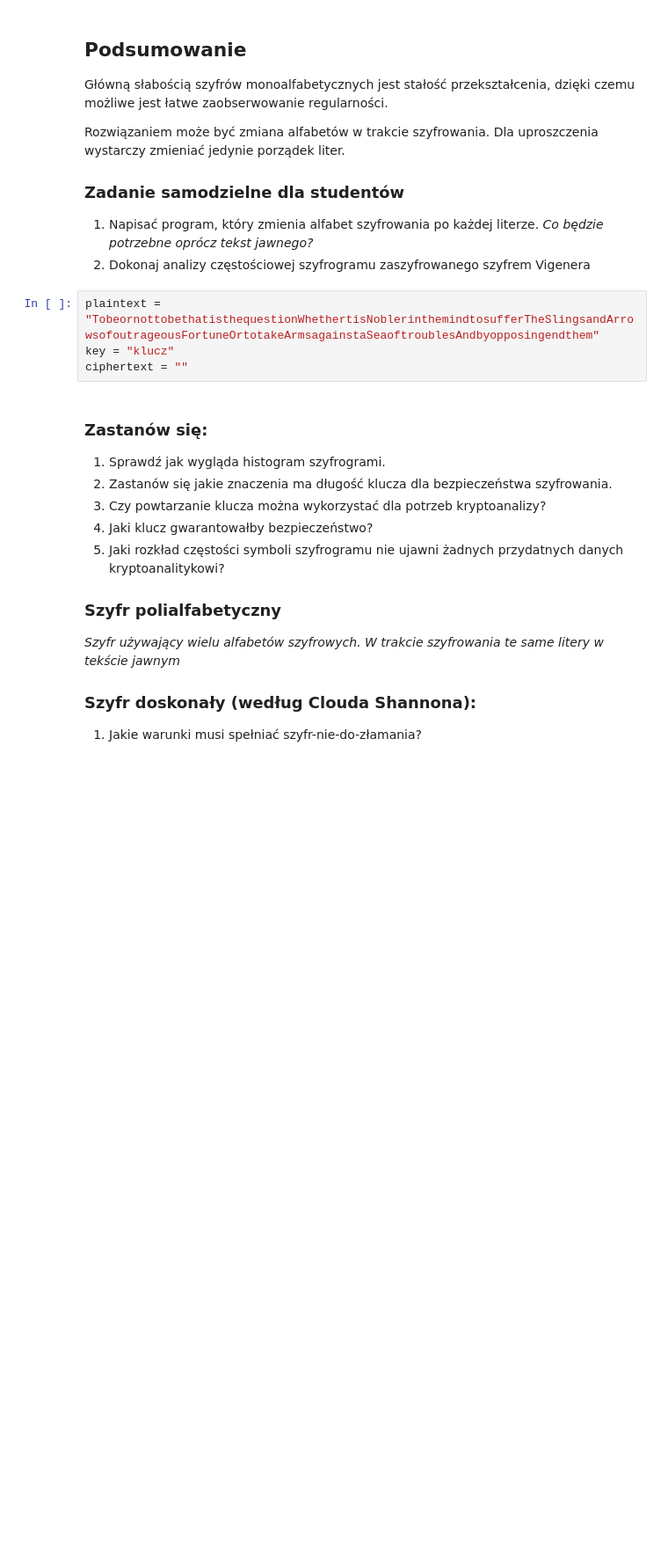
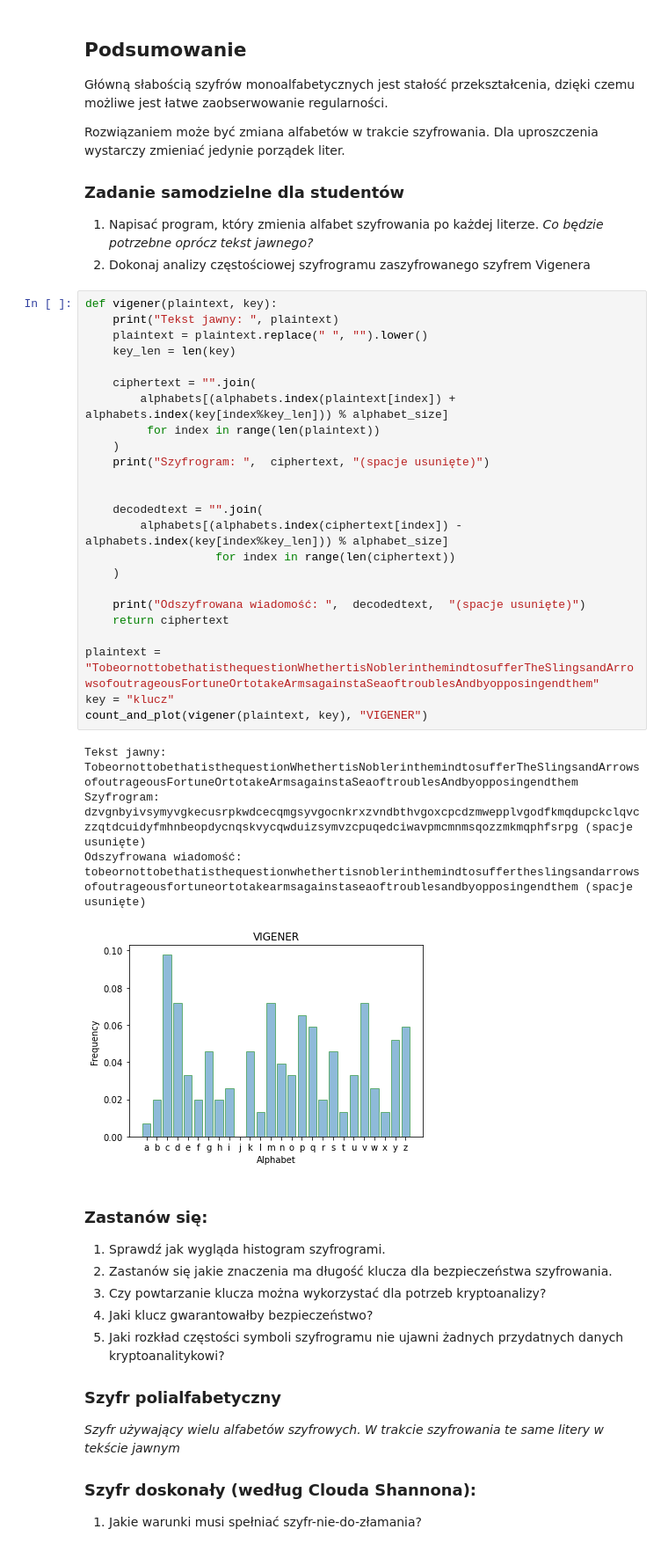
Before and after one commit to pgorgolew/CRYPTOGRAPHY-AGH-COURSE, a Jupyter notebook: lab1/Laboratorium-01-4students.ipynb, the cells around one changed output. Shown: that part at 88% size. Cells and saved outputs as stored; diff of their text form; blank space fills up the shorter version.

```diff
--- a/lab1/Laboratorium-01-4students.ipynb
+++ b/lab1/Laboratorium-01-4students.ipynb
@@ -220,10 +242,35 @@ Rozwiązaniem może być zmiana alfabetów w trakcie szyfrowania. Dla uproszczen
 1. Napisać program, który zmienia alfabet szyfrowania po każdej literze.
 _Co będzie potrzebne oprócz tekst jawnego?_
 2. Dokonaj analizy częstościowej szyfrogramu zaszyfrowanego szyfrem Vigenera
-# %%
-plaintext = "TobeornottobethatisthequestionWhethertisNoblerinthemindtosufferTheSlingsandArrowsofoutrageousFortuneOrtotakeArmsagainstaSeaoftroublesAndbyopposingendthem"
-key = "klucz"
-ciphertext = ""
+# %%
+def vigener(plaintext, key):
+    print("Tekst jawny: ", plaintext)
+    plaintext = plaintext.replace(" ", "").lower()
+    key_len = len(key)
+
+    ciphertext = "".join(
+        alphabets[(alphabets.index(plaintext[index]) + alphabets.index(key[index%key_len])) % alphabet_size]
+         for index in range(len(plaintext))
+    )
+    print("Szyfrogram: ",  ciphertext, "(spacje usunięte)")
+
+
+    decodedtext = "".join(
+        alphabets[(alphabets.index(ciphertext[index]) - alphabets.index(key[index%key_len])) % alphabet_size]
+                   for index in range(len(ciphertext))
+    )
+
+    print("Odszyfrowana wiadomość: ",  decodedtext,  "(spacje usunięte)")
+    return ciphertext
+
+plaintext = "TobeornottobethatisthequestionWhethertisNoblerinthemindtosufferTheSlingsandArrowsofoutrageousFortuneOrtotakeArmsagainstaSeaoftroublesAndbyopposingendthem"
+key = "klucz"
+count_and_plot(vigener(plaintext, key), "VIGENER")
+# %% [output]
+Tekst jawny:  TobeornottobethatisthequestionWhethertisNoblerinthemindtosufferTheSlingsandArrowsofoutrageousFortuneOrtotakeArmsagainstaSeaoftroublesAndbyopposingendthem
+Szyfrogram:  dzvgnbyivsymyvgkecusrpkwdcecqmgsyvgocnkrxzvndbthvgoxcpcdzmwepplvgodfkmqdupckclqvczzqtdcuidyfmhnbeopdycnqskvycqwduizsymvzcpuqedciwavpmcmnmsqozzmkmqphfsrpg (spacje usunięte)
+Odszyfrowana wiadomość:  tobeornottobethatisthequestionwhethertisnoblerinthemindtosuffertheslingsandarrowsofoutrageousfortuneortotakearmsagainstaseaoftroublesandbyopposingendthem (spacje usunięte)
+[figure, added]
 # %% [markdown]
 ### Zastanów się:
 1. Sprawdź jak wygląda histogram szyfrogrami.
```
Also changed, not shown: parts of 7 cells of this notebook.
